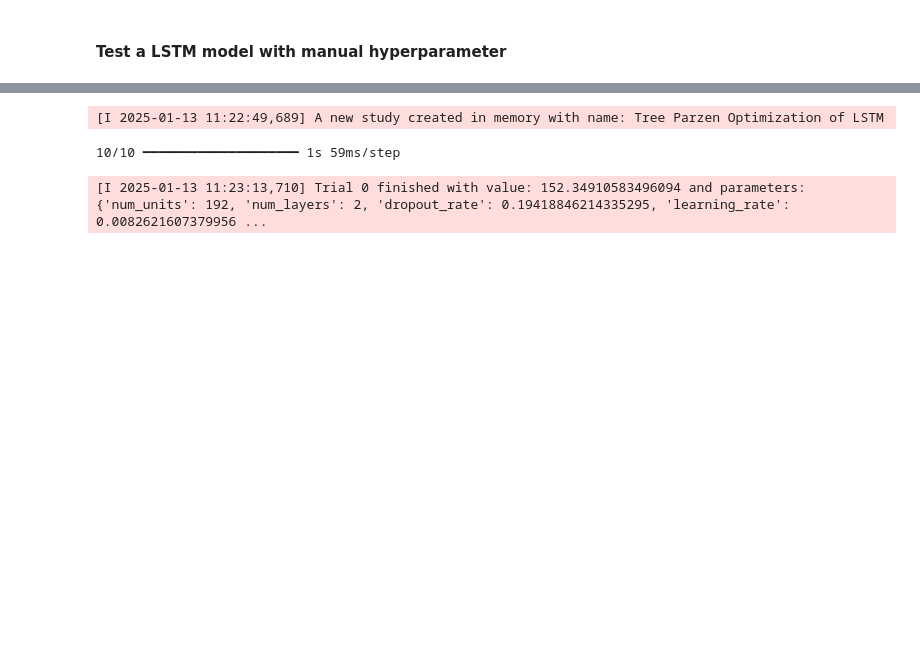
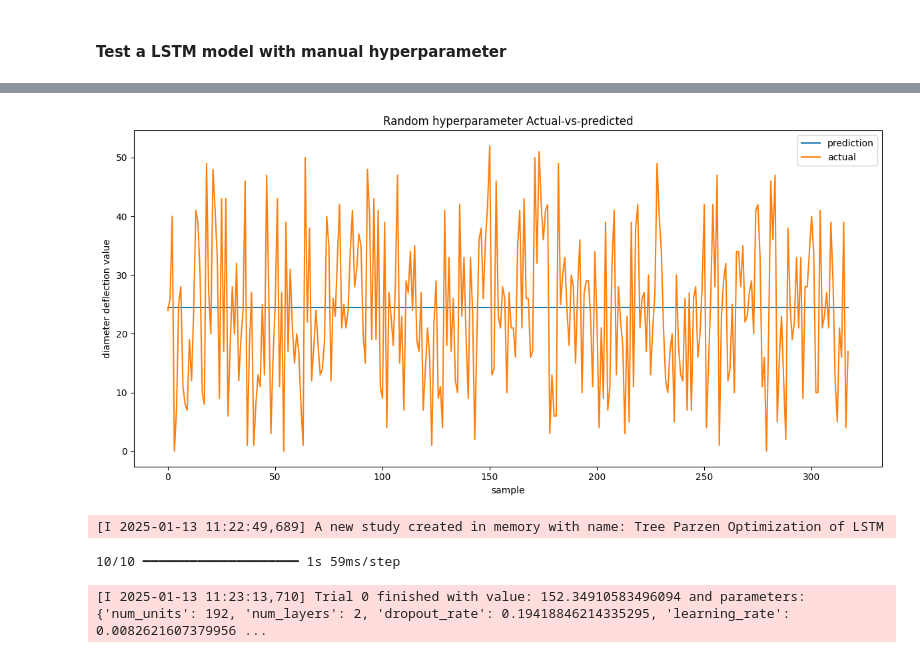
Before and after one commit to Im-Alam/OptimizationAlgo, a Jupyter notebook: test_optimizer.ipynb, the cells around one changed output, grey strips where cells are left out. Cells and saved outputs as stored; diff of their text form; code cells hidden in the pictures; blank space fills up the shorter version.

```diff
--- a/test_optimizer.ipynb
+++ b/test_optimizer.ipynb
@@ -225,3 +246,30 @@ mse
+# %%
+plt.figure(figsize=(12, 6))
+
+# Plotting loss
+plt.plot(y_pred, label='prediction')
+plt.plot(test_y, label='actual')
+
+# plt.xticks(np.arange(0, 100, 10))
+# plt.yticks(np.arange(0, 600, 50))
+# # Adding grid
+# plt.grid(True, alpha=0.6, which='major', )  # Set grid opacity
+
+# plt.xlabel('Epoch', fontsize=12)
+# plt.ylabel('MSE', fontsize=12)
+
+plt.legend()
+plt.xlabel("sample")
+plt.ylabel('diameter deflection value')
+
+#plt.legend(['loss','val_loss'])
+plt.title("Random hyperparameter Actual-vs-predicted")
+
+plt.tight_layout()
+plt.savefig('img/random_actual_predicted.png')
+plt.show()
+# %% [output]
+[figure, added]
 # %%
 # Objective function
 m,n,h = trainX.shape
```
Also changed, not shown: parts of 26 cells of this notebook, 15 other files.
